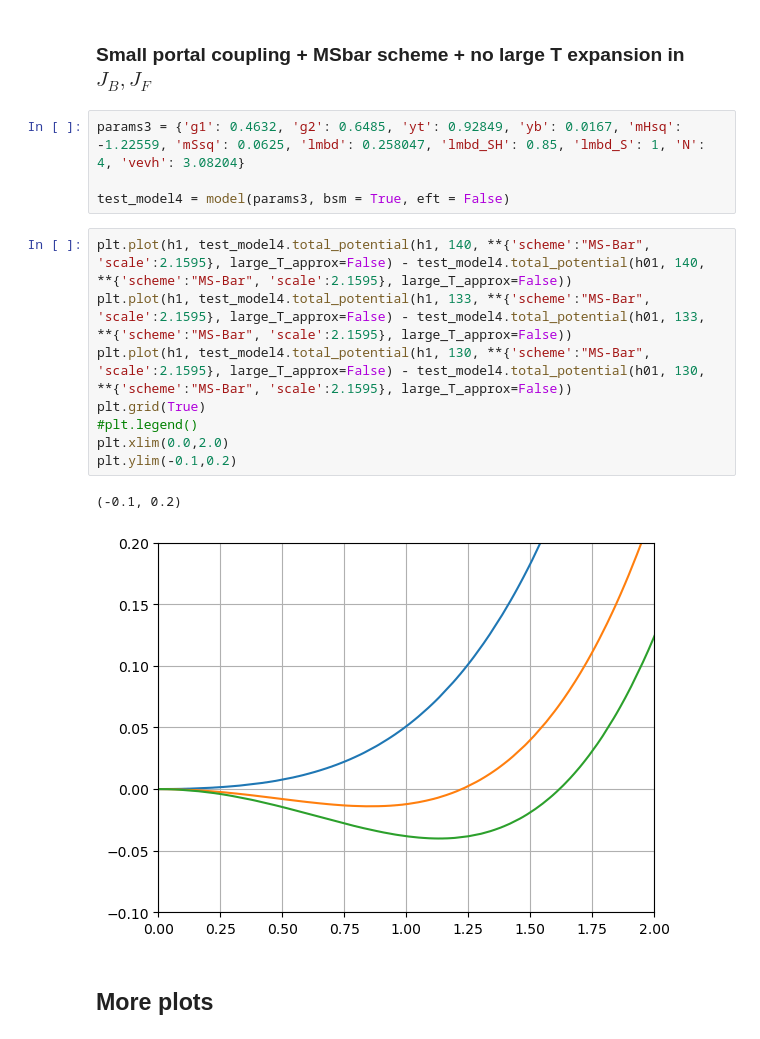
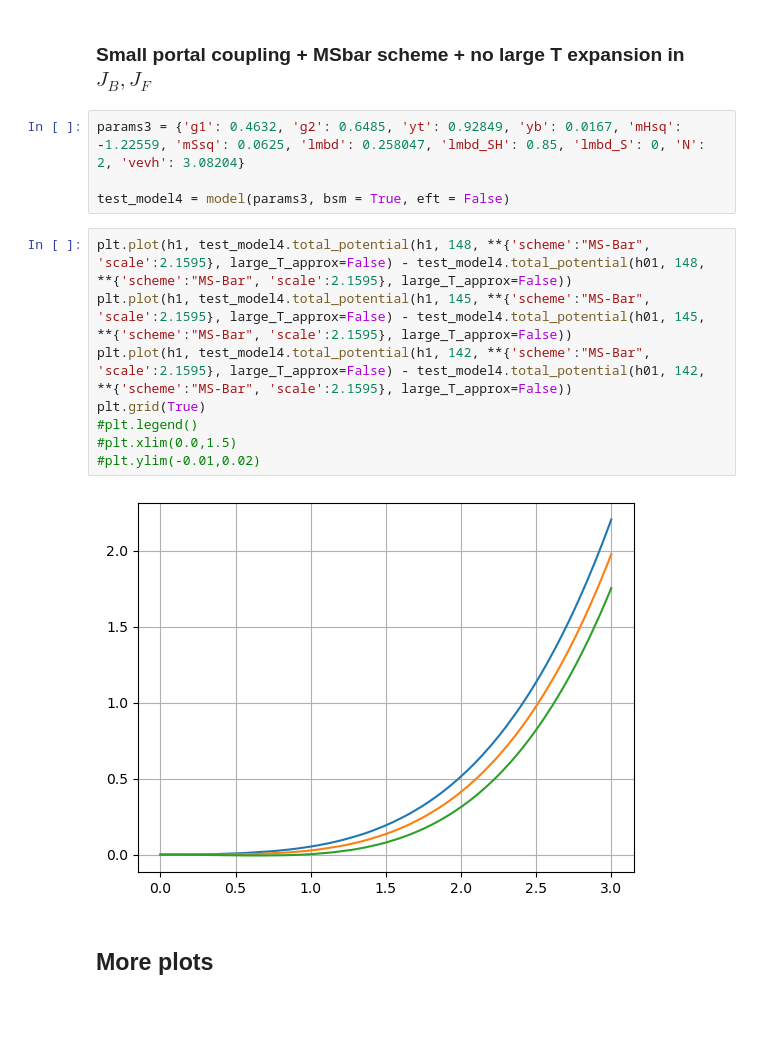
Before and after one commit to suraj083/ewpt-model, a Jupyter notebook: test.ipynb, the cells around one changed output. Drawn from its saved outputs; the diff is of its cells as text; blank space fills up the shorter version.

Commit message:
tested some plots

```diff
--- a/test.ipynb
+++ b/test.ipynb
@@ -151,20 +152,19 @@ plt.ylim(-0.1,0.2)
 # %% [markdown]
 ### Small portal coupling + MSbar scheme + no large T expansion in $J_B, J_F$
 # %%
-params3 = {'g1': 0.4632, 'g2': 0.6485, 'yt': 0.92849, 'yb': 0.0167, 'mHsq': -1.22559, 'mSsq': 0.0625, 'lmbd': 0.258047, 'lmbd_SH': 0.85, 'lmbd_S': 1, 'N': 4, 'vevh': 3.08204}
+params3 = {'g1': 0.4632, 'g2': 0.6485, 'yt': 0.92849, 'yb': 0.0167, 'mHsq': -1.22559, 'mSsq': 0.0625, 'lmbd': 0.258047, 'lmbd_SH': 0.85, 'lmbd_S': 0, 'N': 2, 'vevh': 3.08204}
 
 test_model4 = model(params3, bsm = True, eft = False)
 # %%
-plt.plot(h1, test_model4.total_potential(h1, 140, **{'scheme':"MS-Bar", 'scale':2.1595}, large_T_approx=False) - test_model4.total_potential(h01, 140, **{'scheme':"MS-Bar", 'scale':2.1595}, large_T_approx=False))
-plt.plot(h1, test_model4.total_potential(h1, 133, **{'scheme':"MS-Bar", 'scale':2.1595}, large_T_approx=False) - test_model4.total_potential(h01, 133, **{'scheme':"MS-Bar", 'scale':2.1595}, large_T_approx=False))
-plt.plot(h1, test_model4.total_potential(h1, 130, **{'scheme':"MS-Bar", 'scale':2.1595}, large_T_approx=False) - test_model4.total_potential(h01, 130, **{'scheme':"MS-Bar", 'scale':2.1595}, large_T_approx=False))
+plt.plot(h1, test_model4.total_potential(h1, 148, **{'scheme':"MS-Bar", 'scale':2.1595}, large_T_approx=False) - test_model4.total_potential(h01, 148, **{'scheme':"MS-Bar", 'scale':2.1595}, large_T_approx=False))
+plt.plot(h1, test_model4.total_potential(h1, 145, **{'scheme':"MS-Bar", 'scale':2.1595}, large_T_approx=False) - test_model4.total_potential(h01, 145, **{'scheme':"MS-Bar", 'scale':2.1595}, large_T_approx=False))
+plt.plot(h1, test_model4.total_potential(h1, 142, **{'scheme':"MS-Bar", 'scale':2.1595}, large_T_approx=False) - test_model4.total_potential(h01, 142, **{'scheme':"MS-Bar", 'scale':2.1595}, large_T_approx=False))
 plt.grid(True)
 #plt.legend()
-plt.xlim(0.0,2.0)
-plt.ylim(-0.1,0.2)
+#plt.xlim(0.0,1.5)
+#plt.ylim(-0.01,0.02)
 # %% [output]
-(-0.1, 0.2)
-[figure, old version]
+[figure, new version]
 # %% [markdown]
 ## More plots
 # %% [markdown]
```
Also changed, not shown: parts of 1 cell of this notebook.
